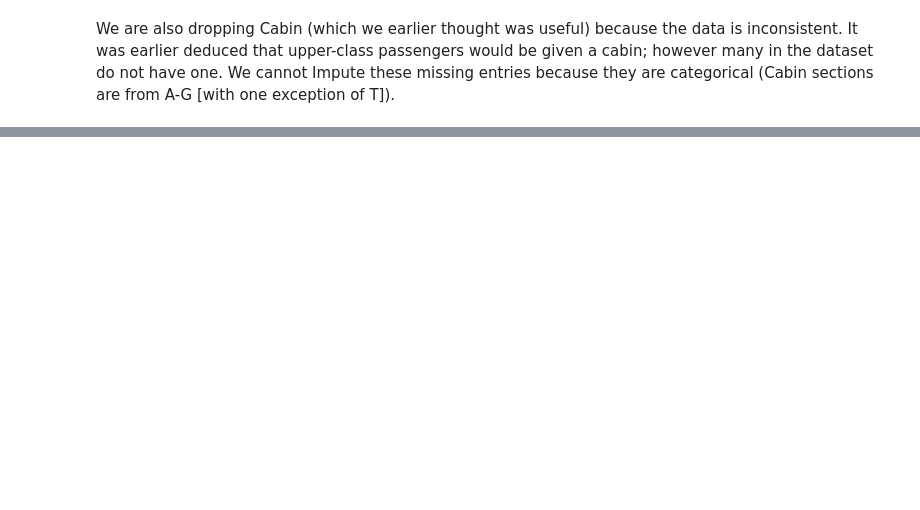
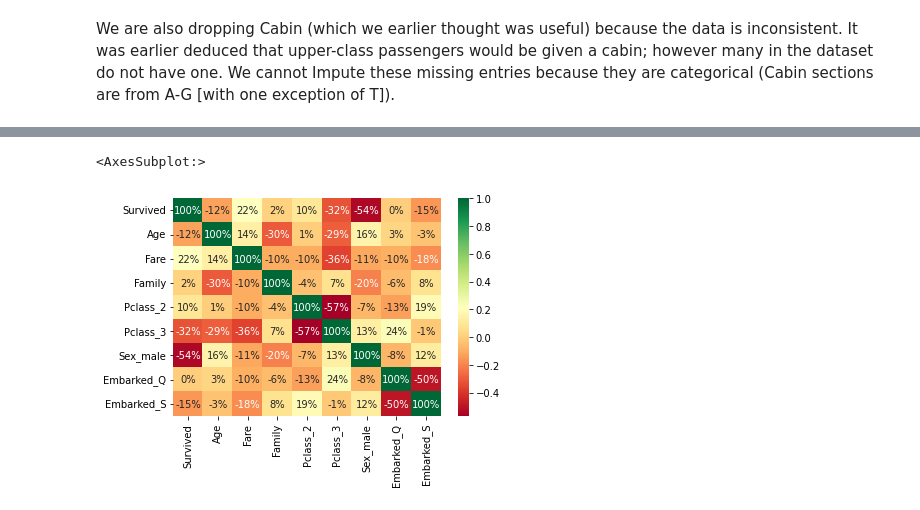
Before and after one commit to harshulkuhar/titanic-survival, a Jupyter notebook: titanic_survival_prediction.ipynb, the cells around one changed output, grey strips where cells are left out. Saved outputs shown, nothing was run; the diff lists cells and outputs as text; code cells hidden in the pictures; blank space fills up the shorter version.

```diff
--- a/titanic_survival_prediction.ipynb
+++ b/titanic_survival_prediction.ipynb
@@ -207,0 +227,3 @@ df.head()
+# %%
+# Taking care of Fare per person
+df['Fare'] = df['Fare']/(df['Family']+1)
@@ -208,2 +239,12 @@ df.head()
+# %%
+df_alt = df.copy()
 # %%
 # Taking care of missing values in Age column
+from sklearn.impute import KNNImputer
+imputer = KNNImputer(n_neighbors=2)
+df[:] = imputer.fit_transform(df)
+# %%
+# Some shenanigans so that rest of the columns retain their status
+age = df['Age']
+df = df_alt.copy()
+df['Age'] = age
@@ -209,0 +267,6 @@ df.head()
+# %%
+# Visualize this on a heatmap
+sns.heatmap(df.corr(), annot=True, cmap='RdYlGn', fmt='.0%')
+# %% [output]
+<AxesSubplot:>
+[figure, added]
```
Also changed, not shown: parts of 22 cells of this notebook.
